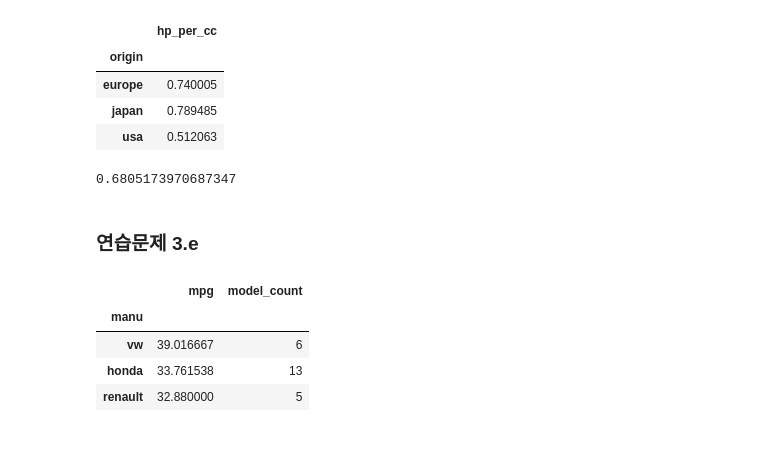
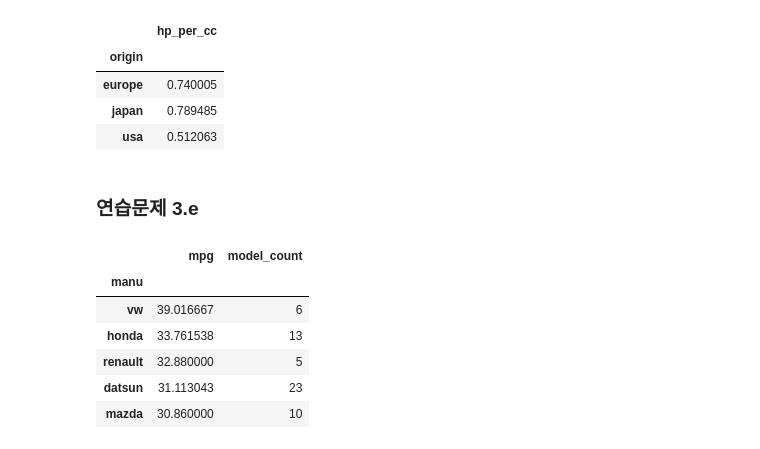
Before and after one commit to STNox/Data-Analysis, a Jupyter notebook: 03. Pandas/exercise2.ipynb, the cells around one changed output. Drawn from its saved outputs; the diff is of its cells as text; code cells hidden in the pictures.

```diff
--- a/03. Pandas/exercise2.ipynb
+++ b/03. Pandas/exercise2.ipynb
@@ -256,6 +295,3 @@ mpg.tail()
 | 397 | 31.0 | 4 | 119.0 | 82.0 | 2720 | 19.4 | 82 | usa | 0.689076 | ... |
 # %% [markdown]
 ### 연습문제 3.c
-# %%
-mpg['mpg/cy'] = mpg['mpg'] / mpg['cylinders']
-round(mpg['mpg/cy'].mean(), 2)
@@ -272,25 +316,23 @@ o
 | europe | 0.740005 |
 | japan | 0.789485 |
 | usa | 0.512063 |
-# %%
-o.hp_per_cc.mean()
-# %% [output]
-0.6805173970687347
 # %% [markdown]
 ### 연습문제 3.e
 # %%
 manu_group = mpg.groupby('manu')
 manu_group.count()
 manu_model = manu_group.count()['model']
 manu_model2 = manu_model.tolist()
 p = mpg.pivot_table('mpg', index=['manu'])
 p['model_count'] = manu_model2
 p = p[p.model_count >= 5]
-p = p.sort_values(by='mpg', ascending=False)
-p.iloc[:3, 0:]
+p = p.sort_values(by='mpg', ascending=False)[:5]
+p
 # %% [output]
 |  | mpg | model_count |
 | manu |  |  |
 | vw | 39.016667 | 6 |
 | honda | 33.761538 | 13 |
 | renault | 32.880000 | 5 |
+| datsun | 31.113043 | 23 |
+| mazda | 30.860000 | 10 |
```
Also changed, not shown: parts of 19 cells of this notebook.
